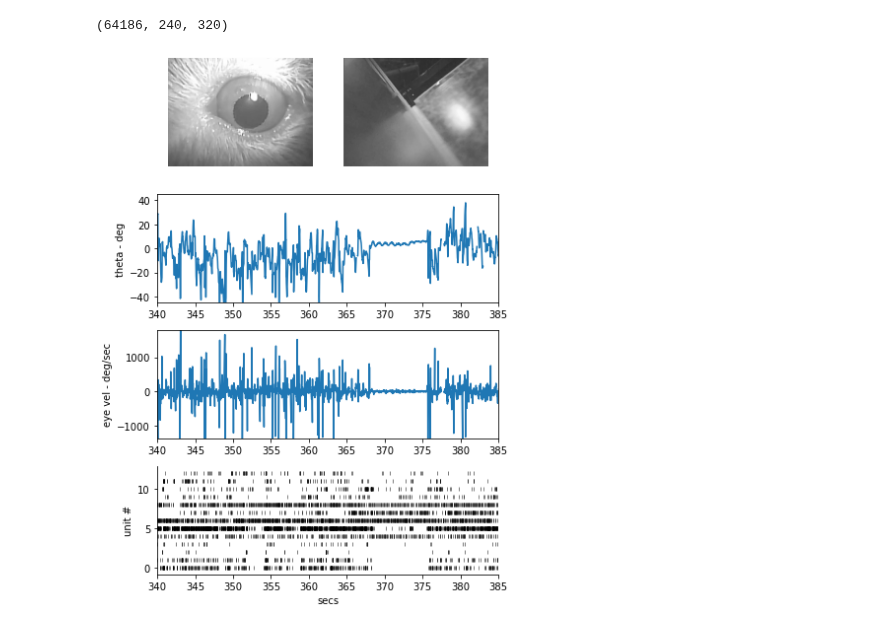
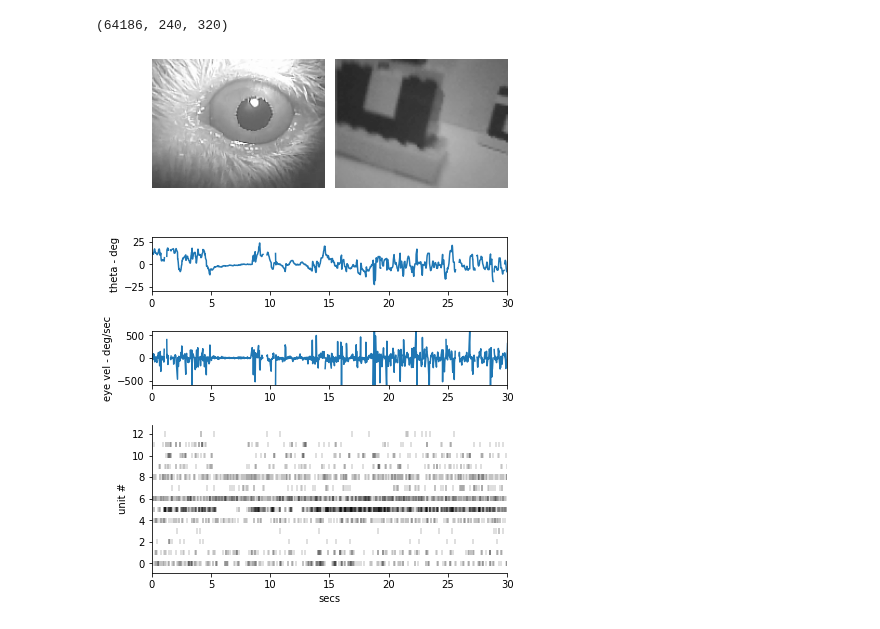
Before and after one commit to nielllab/FreelyMovingEphys, a Jupyter notebook: testing/cmn_practice.ipynb, the cells around one changed output. Drawn from its saved outputs; the diff is of its cells as text; code cells hidden in the pictures.

```diff
--- a/testing/cmn_practice.ipynb
+++ b/testing/cmn_practice.ipynb
@@ -61,0 +108,9 @@ Data variables:
+# %%
+#resize worldcam to make more manageable
+sz = world_vid_raw.shape
+downsamp = 0.25
+world_vid = np.zeros((sz[0],np.int(sz[1]*downsamp),np.int(sz[2]*downsamp)), dtype = 'uint8')
+for f in range(sz[0]):
+    world_vid[f,:,:] = cv2.resize(world_vid_raw[f,:,:],(np.int(sz[2]*downsamp),np.int(sz[1]*downsamp)))
+worldT = world_data.timestamps
+world_data
@@ -193,0 +236,10 @@ eyeT, worldT
+# %%
+# adjust eye/world/top times relative to ephys
+eyeT = eye_data.timestamps  - ephysT0
+if eyeT[0]<-600:
+    eyeT = eyeT + 8*60*60 # 8hr offset for some data
+worldT = world_data.timestamps - ephysT0
+if worldT[0]<-600:
+    worldT = worldT + 8*60*60
+topT = top_data.timestamps - ephysT0
+eyeT, worldT,topT
@@ -207,15 +281,15 @@ eye_vid.shape
 # plot data figure
 
 fig = plt.figure(figsize = (6,8))
-gs = fig.add_gridspec(4,2)
-axEye = fig.add_subplot(gs[0,0])
-axWorld = fig.add_subplot(gs[0,1])
-axTheta = fig.add_subplot(gs[1,:])
-axdTheta = fig.add_subplot(gs[2,:])
-axR = fig.add_subplot(gs[3,:])
+gs = fig.add_gridspec(6,2)
+axEye = fig.add_subplot(gs[0:2,0])
+axWorld = fig.add_subplot(gs[0:2,1])
+axTheta = fig.add_subplot(gs[2,:])
+axdTheta = fig.add_subplot(gs[3,:])
+axR = fig.add_subplot(gs[4:6,:])
 #axRad = fig.add_subplot(gs[3,:])
 
-tr = [340,385]
+tr = [0,30] # 340-385
 fr = np.mean(tr) # time for frame
 eyeFr = np.abs(eyeT-fr).argmin(dim = "frame")
 worldFr = np.abs(worldT-fr).argmin(dim = "frame")
@@ -226,37 +300,37 @@ axEye.imshow(eye_vid[eyeFr,:,:],'gray',vmin=0,vmax=255,aspect = "equal")
 axEye.set_xlim(40,200); axEye.set_ylim(0,120)
 
 axWorld.cla();  axWorld.axis('off');
 axWorld.imshow(world_vid[worldFr,:,:],'gray',vmin=0,vmax=255,aspect = "equal")
 
 #plot eye position
 axTheta.cla()
-axTheta.plot(eyeT,eye_params.sel(ellipse_params = 'theta')*180/3.14159)
+axTheta.plot(eyeT,0.5*eye_params.sel(ellipse_params = 'theta')*180/3.14159)
 axTheta.set_xlim(tr[0],tr[1]);
-axTheta.set_ylabel('theta - deg'); axTheta.set_ylim(-45,45)
+axTheta.set_ylabel('theta - deg'); axTheta.set_ylim(-30,30)
 
 # plot eye velocity
 axdTheta.cla()
-axdTheta.plot(eyeT[0:-1],dEye*60); ax.set_ylabel('dtheta')
+axdTheta.plot(eyeT[0:-1],dEye*60/2); ax.set_ylabel('dtheta')
 #sacc = np.transpose(np.where(np.abs(dEye)>10))
 #axdTheta.plot(sacc,np.sign(dEye[sacc])*20,'.')
 axdTheta.set_xlim(tr[0],tr[1]);
-axdTheta.set_ylim(-23*60,30*60); axdTheta.set_ylabel('eye vel - deg/sec')
+axdTheta.set_ylim(-10*60,10*60); axdTheta.set_ylabel('eye vel - deg/sec')
 
 #axRad.cla()
 #axRad.plot(eye_params.sel(ellipse_params = 'longaxis')[frameRange])
 #axRad.set_xlim(0,frameRange[-1]-frameRange[0]);
 #axRad.set_ylabel('radius'); axRad.set_xlabel('frame #'); axRad.set_ylim(0,40)
 
 # plot spikes
 axR.fontsize = 20
 for i,ind in enumerate(goodcells.index):
-    axR.vlines(goodcells.at[ind,'spikeT'],i-0.25,i+0.25,'k',linewidth=0.5)
+    axR.vlines(goodcells.at[ind,'spikeT'],i-0.25,i+0.25,'k',linewidth=0.25)
 axR.set_xlim(tr[0],tr[1]); axR.set_xlabel('secs'); axR.set_ylabel('unit #')
 axR.spines['right'].set_visible(False)
 axR.spines['top'].set_visible(False)
 
 plt.tight_layout()
 
-plt.savefig('cams_eyes_spikes_092820_fm1_300.pdf')
+plt.savefig('cams_eyes_spikes_092820_wn_0_30.pdf')
 # %% [output]
-[figure, old version]
+[figure, new version]
```
Also changed, not shown: parts of 44 cells of this notebook, 26 other files.
